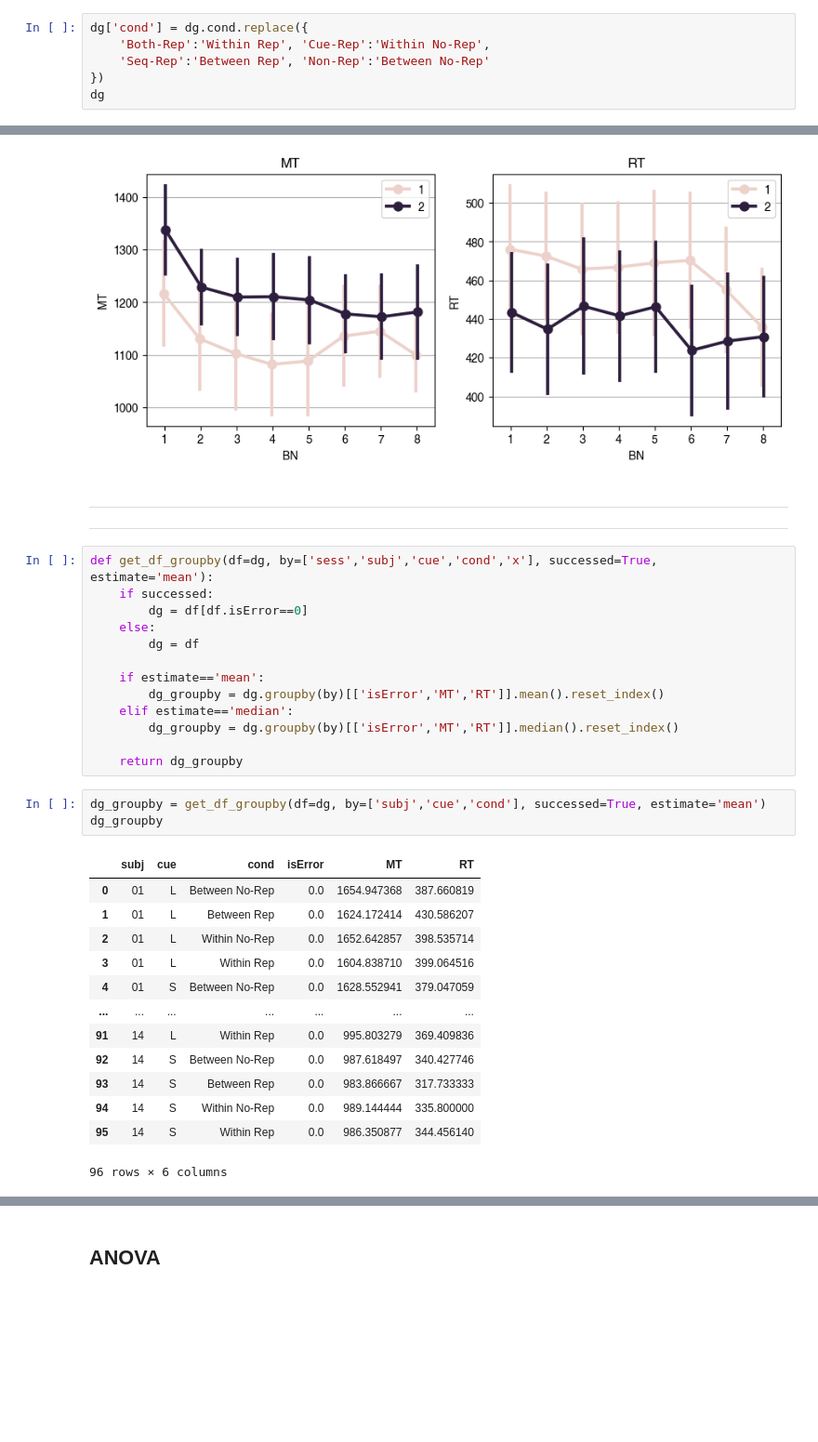
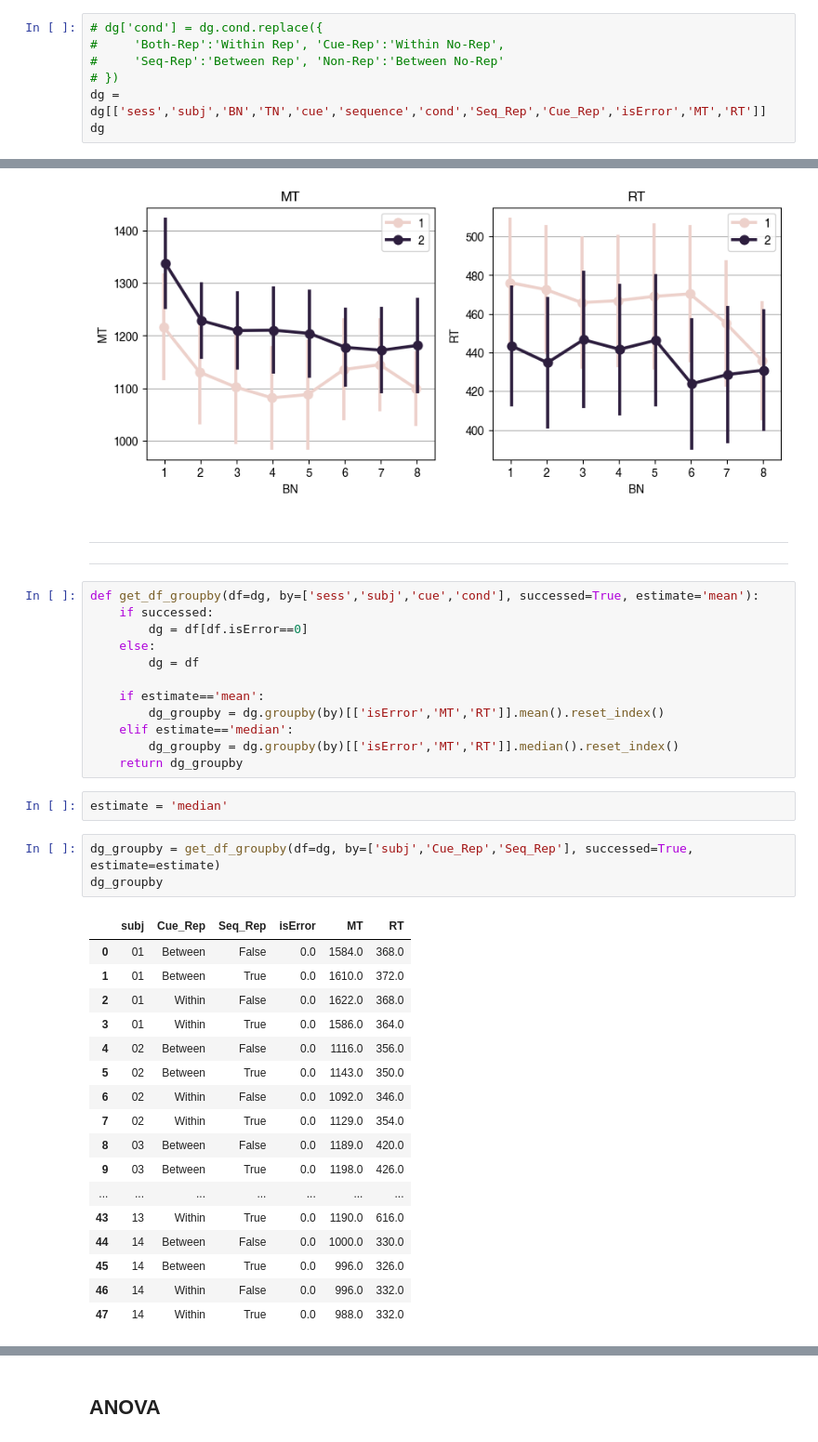
Before and after one commit to psb629/SeqSpatialSupp_fMRI, a Jupyter notebook: Notebook/behav.ipynb, the cells around one changed output, grey strips where cells are left out. Shown at 93% size. Cells and saved outputs as stored; diff of their text form; blank space fills up the shorter version.

```diff
--- a/Notebook/behav.ipynb
+++ b/Notebook/behav.ipynb
@@ -154,7 +152,8 @@ with warnings.catch_warnings():
 # %%
-dg['cond'] = dg.cond.replace({
-    'Both-Rep':'Within Rep', 'Cue-Rep':'Within No-Rep',
-    'Seq-Rep':'Between Rep', 'Non-Rep':'Between No-Rep'
-})
+# dg['cond'] = dg.cond.replace({
+#     'Both-Rep':'Within Rep', 'Cue-Rep':'Within No-Rep',
+#     'Seq-Rep':'Between Rep', 'Non-Rep':'Between No-Rep'
+# })
+dg = dg[['sess','subj','BN','TN','cue','sequence','cond','Seq_Rep','Cue_Rep','isError','MT','RT']]
 dg
 # %% [output]
@@ -229,10 +250,11 @@ MT
 RT
 [figure]
 # %% [markdown]
+###
 ---
 ---
 # %%
-def get_df_groupby(df=dg, by=['sess','subj','cue','cond','x'], successed=True, estimate='mean'):
+def get_df_groupby(df=dg, by=['sess','subj','cue','cond'], successed=True, estimate='mean'):
     if successed:
         dg = df[df.isError==0]
     else:
@@ -242,23 +264,28 @@ def get_df_groupby(df=dg, by=['sess','subj','cue','cond','x'], successed=True, e
         dg_groupby = dg.groupby(by)[['isError','MT','RT']].mean().reset_index()
     elif estimate=='median':
         dg_groupby = dg.groupby(by)[['isError','MT','RT']].median().reset_index()
-
     return dg_groupby
+# %%
+estimate = 'median'
 # %%
-dg_groupby = get_df_groupby(df=dg, by=['subj','cue','cond'], successed=True, estimate='mean')
+dg_groupby = get_df_groupby(df=dg, by=['subj','Cue_Rep','Seq_Rep'], successed=True, estimate=estimate)
 dg_groupby
 # %% [output]
-|  | subj | cue | cond | isError | MT | RT |
-| 0 | 01 | L | Between No-Rep | 0.0 | 1654.947368 | 387.660819 |
-| 1 | 01 | L | Between Rep | 0.0 | 1624.172414 | 430.586207 |
-| 2 | 01 | L | Within No-Rep | 0.0 | 1652.642857 | 398.535714 |
-| 3 | 01 | L | Within Rep | 0.0 | 1604.838710 | 399.064516 |
-| 4 | 01 | S | Between No-Rep | 0.0 | 1628.552941 | 379.047059 |
+|  | subj | Cue_Rep | Seq_Rep | isError | MT | RT |
+| 0 | 01 | Between | False | 0.0 | 1584.0 | 368.0 |
+| 1 | 01 | Between | True | 0.0 | 1610.0 | 372.0 |
+| 2 | 01 | Within | False | 0.0 | 1622.0 | 368.0 |
+| 3 | 01 | Within | True | 0.0 | 1586.0 | 364.0 |
+| 4 | 02 | Between | False | 0.0 | 1116.0 | 356.0 |
+| 5 | 02 | Between | True | 0.0 | 1143.0 | 350.0 |
+| 6 | 02 | Within | False | 0.0 | 1092.0 | 346.0 |
+| 7 | 02 | Within | True | 0.0 | 1129.0 | 354.0 |
+| 8 | 03 | Between | False | 0.0 | 1189.0 | 420.0 |
+| 9 | 03 | Between | True | 0.0 | 1198.0 | 426.0 |
 | ... | ... | ... | ... | ... | ... | ... |
-| 91 | 14 | L | Within Rep | 0.0 | 995.803279 | 369.409836 |
-| 92 | 14 | S | Between No-Rep | 0.0 | 987.618497 | 340.427746 |
-| 93 | 14 | S | Between Rep | 0.0 | 983.866667 | 317.733333 |
-| 94 | 14 | S | Within No-Rep | 0.0 | 989.144444 | 335.800000 |
-| 95 | 14 | S | Within Rep | 0.0 | 986.350877 | 344.456140 |
+| 43 | 13 | Within | True | 0.0 | 1190.0 | 616.0 |
+| 44 | 14 | Between | False | 0.0 | 1000.0 | 330.0 |
+| 45 | 14 | Between | True | 0.0 | 996.0 | 326.0 |
+| 46 | 14 | Within | False | 0.0 | 996.0 | 332.0 |
+| 47 | 14 | Within | True | 0.0 | 988.0 | 332.0 |
-96 rows × 6 columns
 # %%
```
Also changed, not shown: parts of 25 cells of this notebook.
